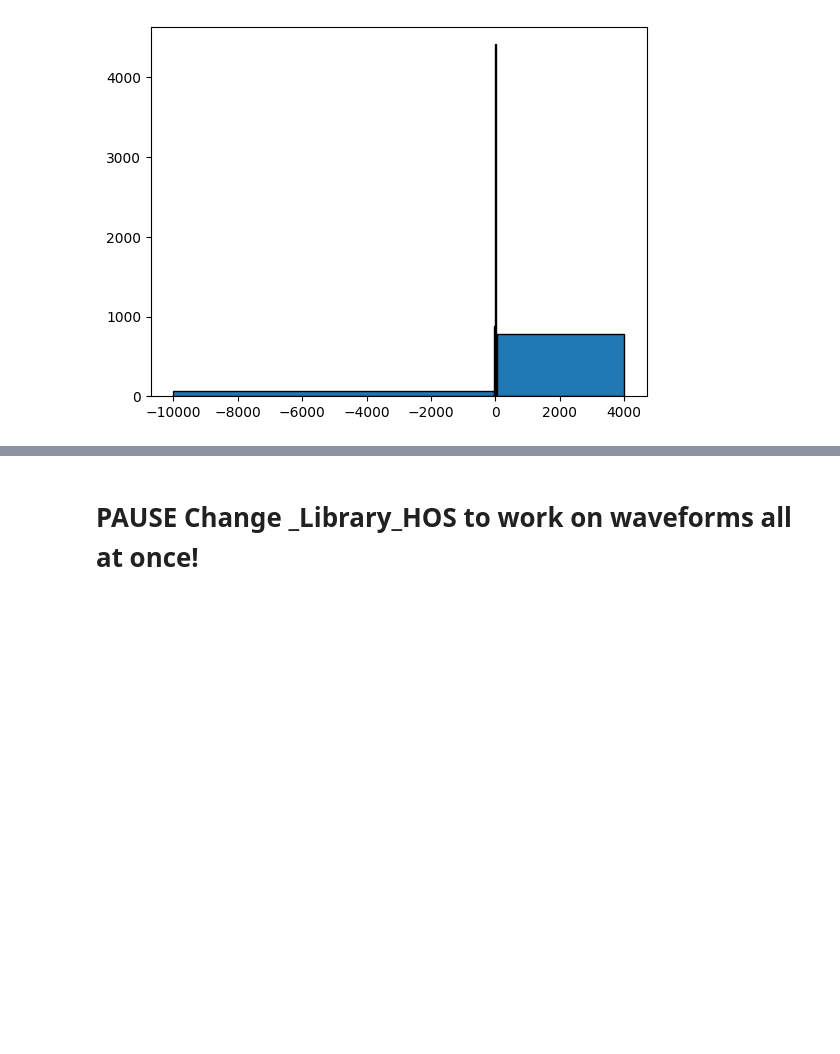
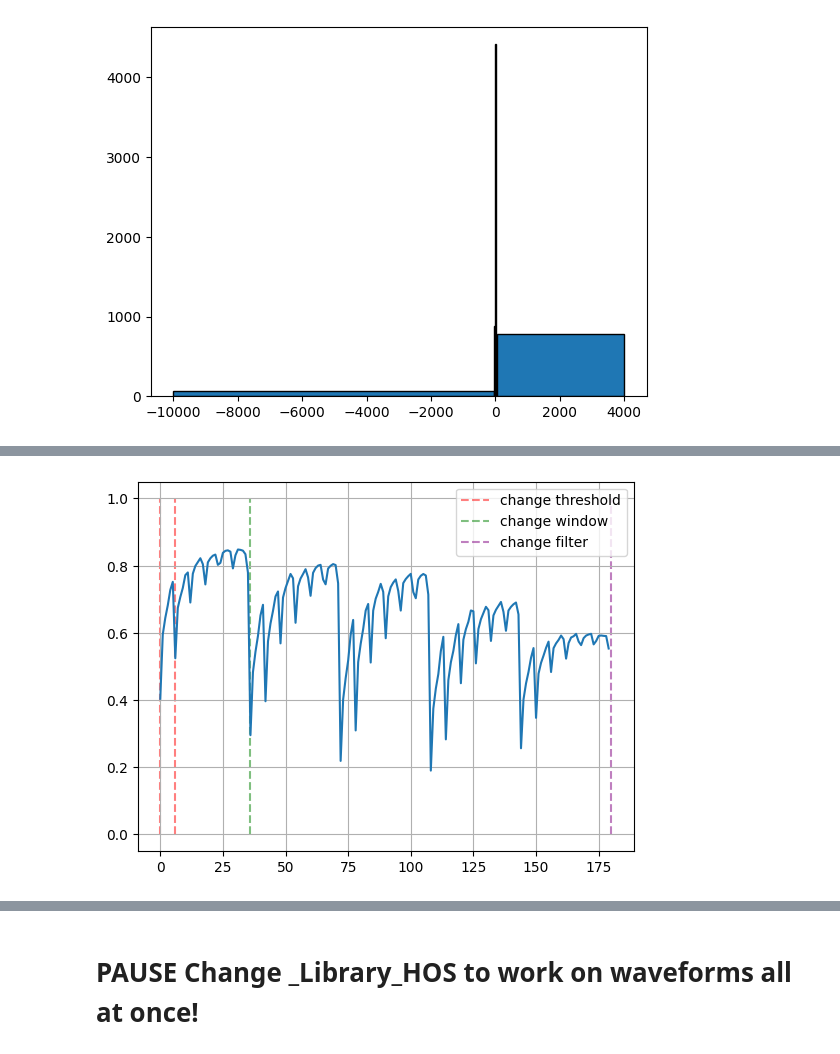
Before and after one commit to Nemenick/primoprogetto, a Jupyter notebook: Codici/_DETECT_HOS.ipynb, the cells around one changed output, grey strips where cells are left out. Drawn from its saved outputs; the diff is of its cells as text; code cells hidden in the pictures; blank space fills up the shorter version.

```diff
--- a/Codici/_DETECT_HOS.ipynb
+++ b/Codici/_DETECT_HOS.ipynb
@@ -58,0 +61,5 @@ plt.hist(D.metadata["trace_P_arrival_sample"].values-ons_th,bins=[-10000,-50,-5,
+# %%
+import pandas as pd
+impos = pd.read_csv("/home/silvia/Desktop/ONSET_POLLINO.csv")
+impos[0:2]
+impos_2 = impos.T.drop_duplicates(keep="last").T
@@ -58,0 +72,6 @@ plt.hist(D.metadata["trace_P_arrival_sample"].values-ons_th,bins=[-10000,-50,-5,
+# %%
+bonta_10 = []
+for key in impos_2.iloc[:,2:]:
+    diff = impos_2["trace_P_arrival_sample"] - impos_2[key]
+    bonta_10.append(len(diff[(diff<=10) & (diff>=-10)])/len(diff))
+    print(len(diff[(diff<=10) & (diff>=-10)])/len(diff),)
@@ -58,0 +96,11 @@ plt.hist(D.metadata["trace_P_arrival_sample"].values-ons_th,bins=[-10000,-50,-5,
+# %%
+import matplotlib.pyplot as plt
+
+plt.plot(bonta_10)
+plt.vlines([0,6],0,1, color="red", zorder=-1, alpha=0.5, linestyle="--", label="change threshold")
+plt.vlines(36,0,1, color="green", zorder=-1, alpha=0.5, linestyle="--", label="change window")
+plt.vlines(180,0,1, color="purple", zorder=-1, alpha=0.5, linestyle="--", label="change filter")
+plt.legend()
+plt.grid()
+# %% [output]
+[figure, added]
```
Also changed, not shown: parts of 5 cells of this notebook, 1 other file.
